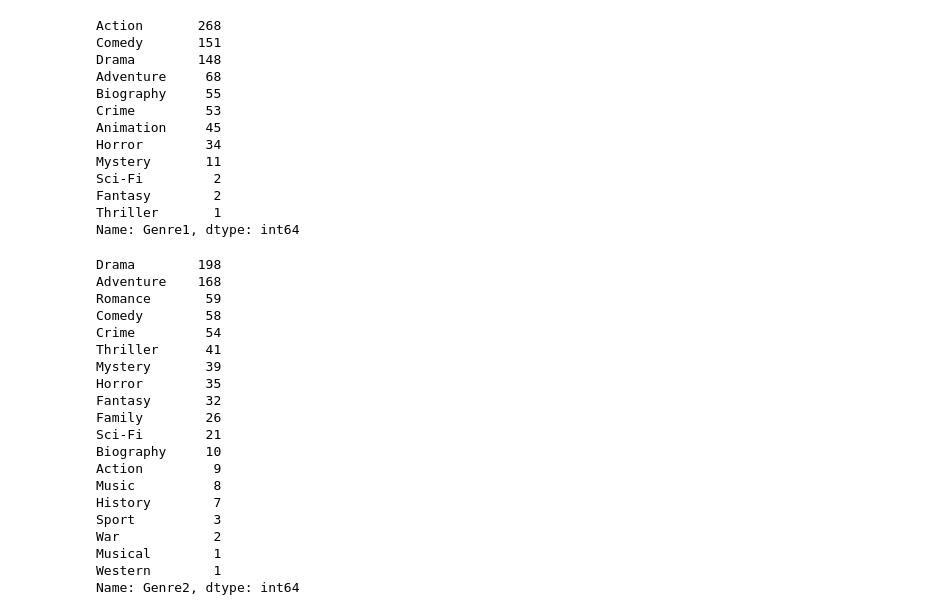
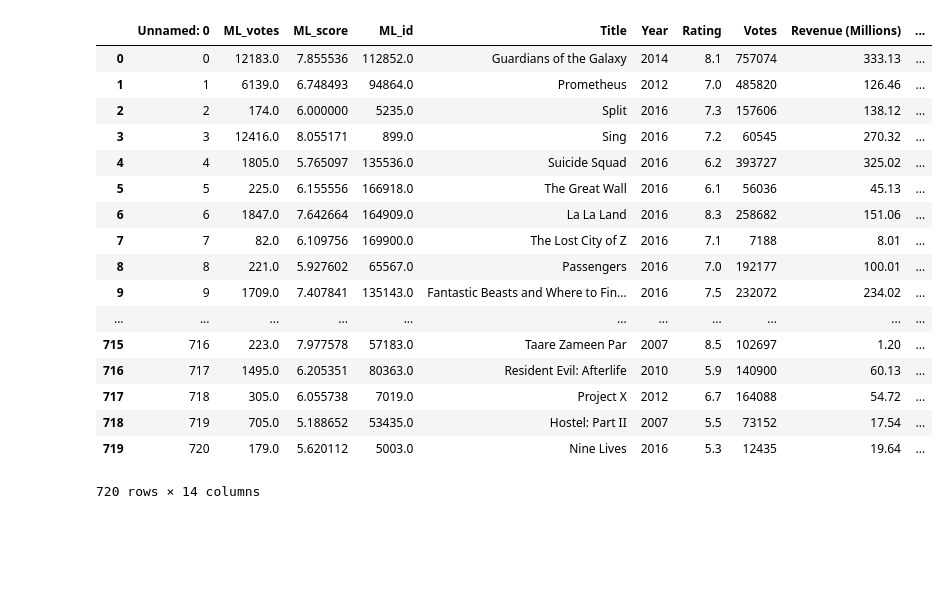
Before and after one commit to SplashCrBy/pr_06, a Jupyter notebook: data_cleaning.ipynb, the cells around one changed output. Saved outputs shown, nothing was run; the diff lists cells and outputs as text; code cells hidden in the pictures; blank space fills up the shorter version.

```diff
--- a/data_cleaning.ipynb
+++ b/data_cleaning.ipynb
@@ -49,41 +49,23 @@ df['Genre3'] = df1[2]
 df = df.reset_index(drop = True)
 df = df.drop(['Genre'], axis = 1)
 # %%
-df.Genre1.value_counts()
+df
 # %% [output]
+|  | Unnamed: 0 | ML_votes | ML_score | ML_id | Title | Year | Rating | Votes | Revenue (Millions) | ... |
+| 0 | 0 | 12183.0 | 7.855536 | 112852.0 | Guardians of the Galaxy | 2014 | 8.1 | 757074 | 333.13 | ... |
+| 1 | 1 | 6139.0 | 6.748493 | 94864.0 | Prometheus | 2012 | 7.0 | 485820 | 126.46 | ... |
+| 2 | 2 | 174.0 | 6.000000 | 5235.0 | Split | 2016 | 7.3 | 157606 | 138.12 | ... |
+| 3 | 3 | 12416.0 | 8.055171 | 899.0 | Sing | 2016 | 7.2 | 60545 | 270.32 | ... |
+| 4 | 4 | 1805.0 | 5.765097 | 135536.0 | Suicide Squad | 2016 | 6.2 | 393727 | 325.02 | ... |
+| 5 | 5 | 225.0 | 6.155556 | 166918.0 | The Great Wall | 2016 | 6.1 | 56036 | 45.13 | ... |
+| 6 | 6 | 1847.0 | 7.642664 | 164909.0 | La La Land | 2016 | 8.3 | 258682 | 151.06 | ... |
+| 7 | 7 | 82.0 | 6.109756 | 169900.0 | The Lost City of Z | 2016 | 7.1 | 7188 | 8.01 | ... |
+| 8 | 8 | 221.0 | 5.927602 | 65567.0 | Passengers | 2016 | 7.0 | 192177 | 100.01 | ... |
+| 9 | 9 | 1709.0 | 7.407841 | 135143.0 | Fantastic Beasts and Where to Fin... | 2016 | 7.5 | 232072 | 234.02 | ... |
+| ... | ... | ... | ... | ... | ... | ... | ... | ... | ... | ... |
+| 715 | 716 | 223.0 | 7.977578 | 57183.0 | Taare Zameen Par | 2007 | 8.5 | 102697 | 1.20 | ... |
+| 716 | 717 | 1495.0 | 6.205351 | 80363.0 | Resident Evil: Afterlife | 2010 | 5.9 | 140900 | 60.13 | ... |
+| 717 | 718 | 305.0 | 6.055738 | 7019.0 | Project X | 2012 | 6.7 | 164088 | 54.72 | ... |
+| 718 | 719 | 705.0 | 5.188652 | 53435.0 | Hostel: Part II | 2007 | 5.5 | 73152 | 17.54 | ... |
+| 719 | 720 | 179.0 | 5.620112 | 5003.0 | Nine Lives | 2016 | 5.3 | 12435 | 19.64 | ... |
-Action       268
-Comedy       151
-Drama        148
-Adventure     68
-Biography     55
-Crime         53
-Animation     45
-Horror        34
-Mystery       11
-Sci-Fi         2
-Fantasy        2
-Thriller       1
-Name: Genre1, dtype: int64
+720 rows × 14 columns
-# %%
-df.Genre2.value_counts()
-# %% [output]
-Drama        198
-Adventure    168
-Romance       59
-Comedy        58
-Crime         54
-Thriller      41
-Mystery       39
-Horror        35
-Fantasy       32
-Family        26
-Sci-Fi        21
-Biography     10
-Action         9
-Music          8
-History        7
-Sport          3
-War            2
-Musical        1
-Western        1
-Name: Genre2, dtype: int64
```
Also changed, not shown: parts of 8 cells of this notebook.
